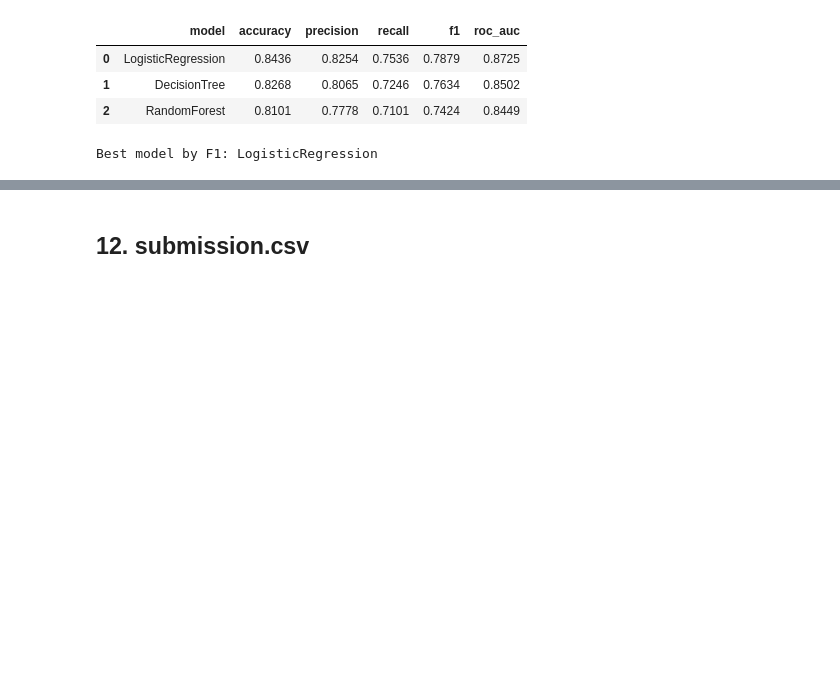
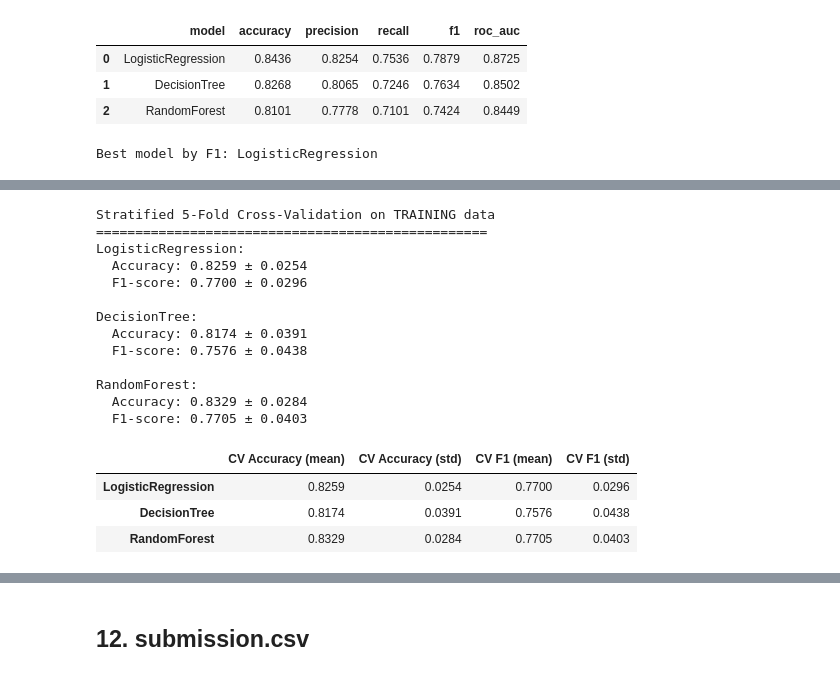
Before and after one commit to dthagn/Do_An_Cuoi_Ki, a Jupyter notebook: modeling.ipynb, the cells around one changed output, grey strips where cells are left out. Saved outputs shown, nothing was run; the diff lists cells and outputs as text; code cells hidden in the pictures; blank space fills up the shorter version.

```diff
--- a/modeling.ipynb
+++ b/modeling.ipynb
@@ -396,0 +418,42 @@ Best model by F1: LogisticRegression
+# %%
+from sklearn.model_selection import StratifiedKFold, cross_val_score
+
+CV_FOLDS = 5
+skf = StratifiedKFold(n_splits=CV_FOLDS, shuffle=True, random_state=RANDOM_STATE)
+
+print(f"Stratified {CV_FOLDS}-Fold Cross-Validation on TRAINING data\n" + "=" * 50)
+cv_results = {}
+for name, pipe in fitted_pipelines.items():
+    acc_scores = cross_val_score(pipe, X_train, y_train, cv=skf, scoring='accuracy')
+    f1_scores  = cross_val_score(pipe, X_train, y_train, cv=skf, scoring='f1')
+    cv_results[name] = {
+        'CV Accuracy (mean)': acc_scores.mean(),
+        'CV Accuracy (std)':  acc_scores.std(),
+        'CV F1 (mean)':       f1_scores.mean(),
+        'CV F1 (std)':        f1_scores.std(),
+    }
+    print(f"{name}:")
+    print(f"  Accuracy: {acc_scores.mean():.4f} ± {acc_scores.std():.4f}")
+    print(f"  F1-score: {f1_scores.mean():.4f} ± {f1_scores.std():.4f}")
+    print()
+
+cv_df = pd.DataFrame(cv_results).T.round(4)
+display(cv_df)
+# %% [output]
+Stratified 5-Fold Cross-Validation on TRAINING data
+==================================================
+LogisticRegression:
+  Accuracy: 0.8259 ± 0.0254
+  F1-score: 0.7700 ± 0.0296
+
+DecisionTree:
+  Accuracy: 0.8174 ± 0.0391
+  F1-score: 0.7576 ± 0.0438
+
+RandomForest:
+  Accuracy: 0.8329 ± 0.0284
+  F1-score: 0.7705 ± 0.0403
+|  | CV Accuracy (mean) | CV Accuracy (std) | CV F1 (mean) | CV F1 (std) |
+| LogisticRegression | 0.8259 | 0.0254 | 0.7700 | 0.0296 |
+| DecisionTree | 0.8174 | 0.0391 | 0.7576 | 0.0438 |
+| RandomForest | 0.8329 | 0.0284 | 0.7705 | 0.0403 |
```
Also changed, not shown: parts of 16 cells of this notebook, 11 other files.
